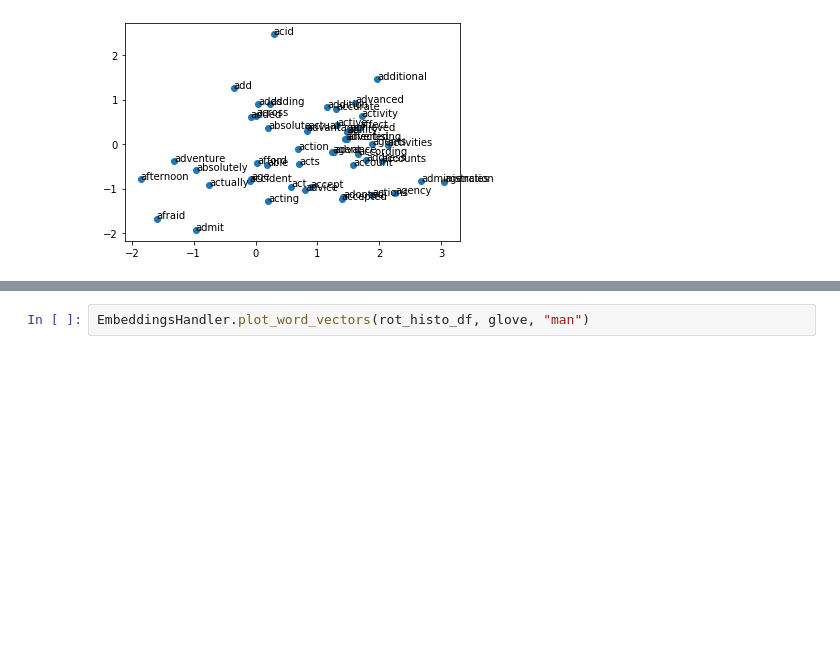
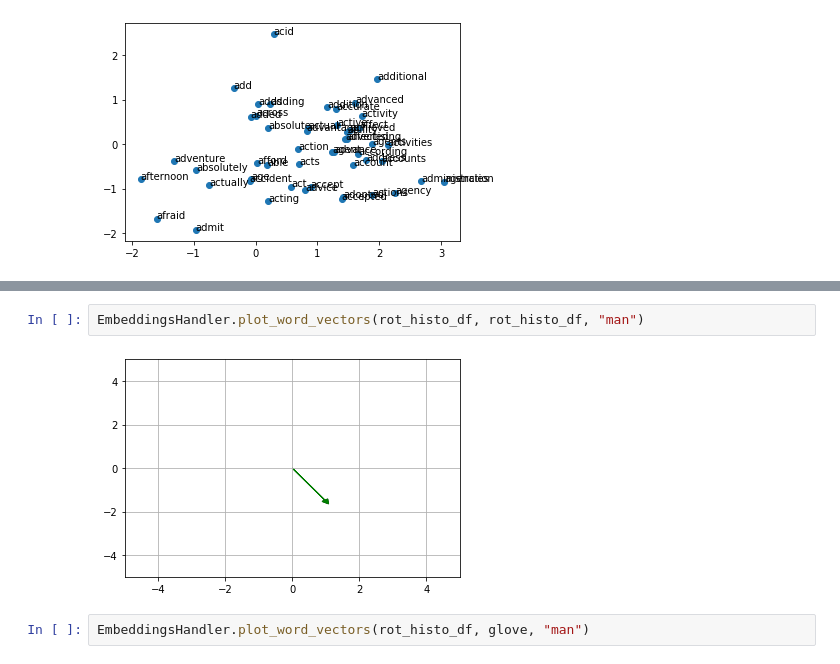
Before and after one commit to nicoloverardo/historical-events-detection, a Jupyter notebook: embcomp.ipynb, the cells around one changed output, grey strips where cells are left out. Drawn from its saved outputs; the diff is of its cells as text; blank space fills up the shorter version.

```diff
--- a/embcomp.ipynb
+++ b/embcomp.ipynb
@@ -85,3 +95,7 @@ rot_histo_df = pd.DataFrame.from_dict(rotated_histo).T
+# %%
+EmbeddingsHandler.plot_word_vectors(rot_histo_df, rot_histo_df, "man")
+# %% [output]
+[figure, added]
 # %%
 EmbeddingsHandler.plot_word_vectors(rot_histo_df, glove, "man")
 # %% [output]
```
Also changed, not shown: parts of 8 cells of this notebook.
